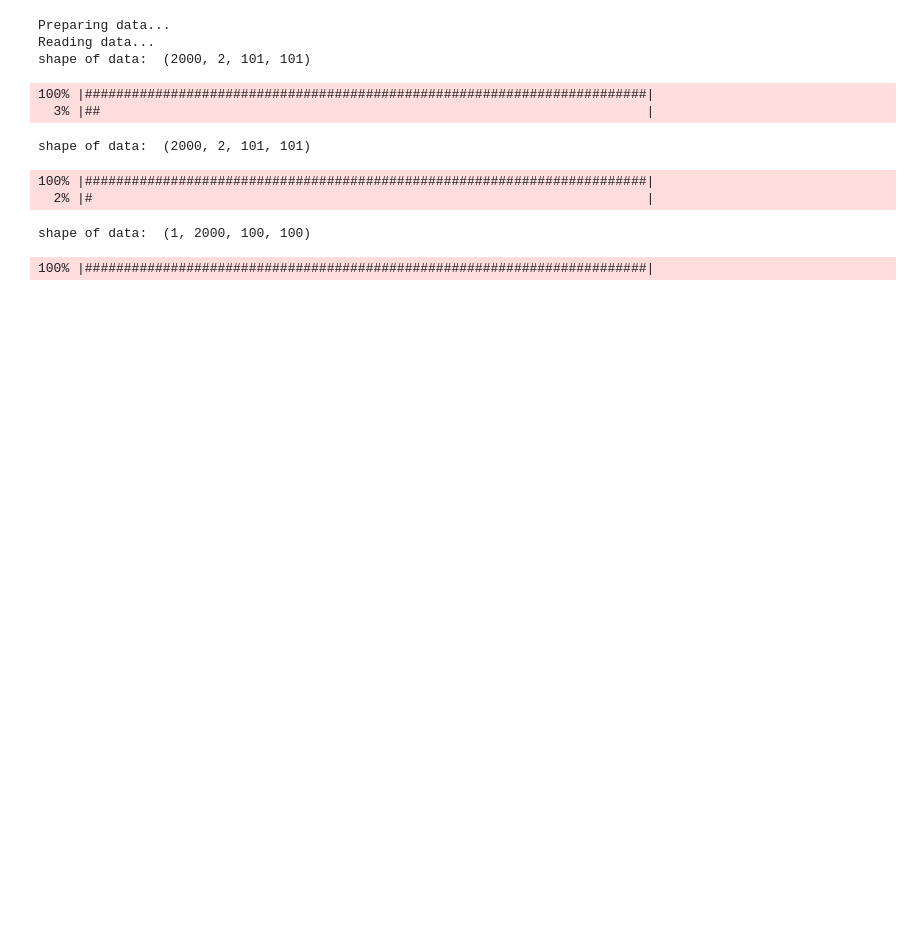
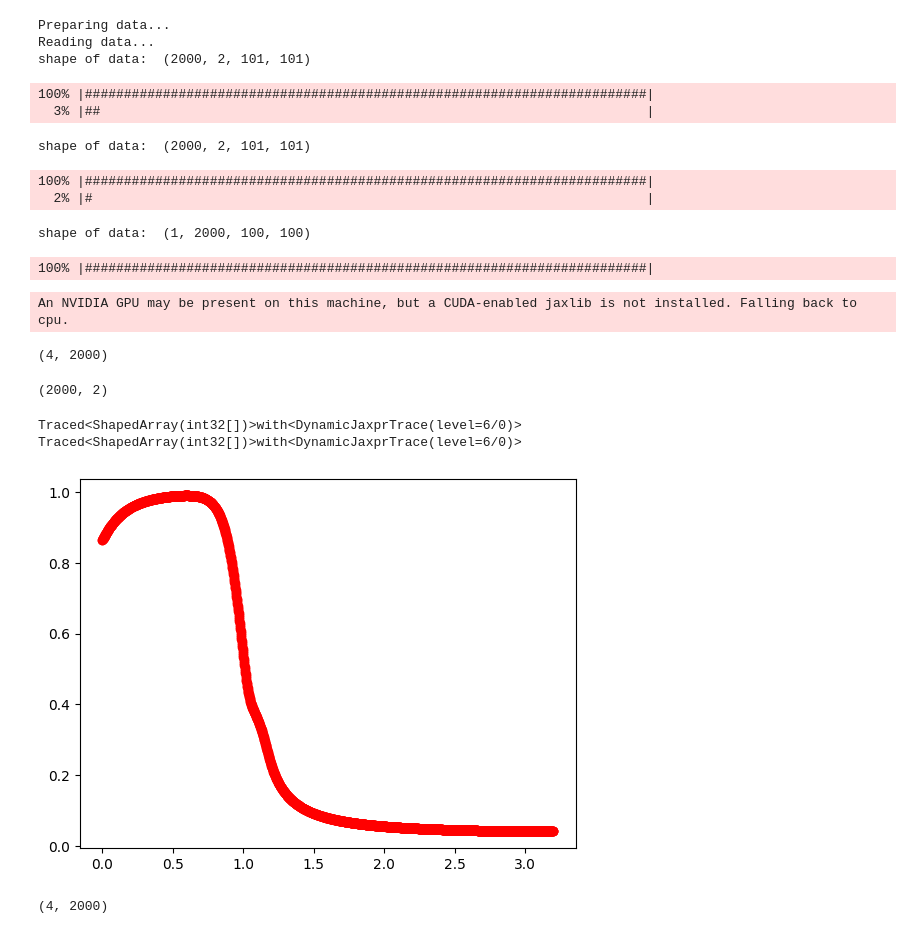
Before and after one commit to LukasBremer/adoptODE_smmodell, a Jupyter notebook: Spring_mass_model/sm_main.ipynb, the cells around one changed output. Drawn from its saved outputs; the diff is of its cells as text; code cells hidden in the pictures; blank space fills up the shorter version.

```diff
--- a/Spring_mass_model/sm_main.ipynb
+++ b/Spring_mass_model/sm_main.ipynb
@@ -120,28 +116,40 @@ def define_system(**kwargs_sys):
 
     return eom, loss, gen_params, gen_y0, {}
 # %%
-N,size,ls = read_config(["l_0","c_a","k_ij","k_j","k_a","m","c_damp","n_0","delta_t_m","it_m"])
-l_0, c_a, k_g0, k_p0, k_a0, m0, nu0, eta0, delta_t_m, it_m = ls
+N,size,ls = read_config(["l_0","c_a","k_ij","k_j","k_a","m","c_damp","n_0","delta_t_m","it_m","pad"])
+l_0, c_a, k_g0, k_p0, k_a0, m0, nu0, eta0, delta_t_m, it_m, pad = ls
 l_a0,l_p0,l_g0 = l_0, l_0, l_0
+
+real_params = {'l_a':l_a0,'l_p':l_p0,'l_g':l_g0,'c_a':c_a,'k_g':k_g0,'k_p':k_p0,'k_a':k_a0,'m':m0,'nu':nu0,'eta':eta0}
 
 delta_t = delta_t_m * it_m
 t_evals = jnp.linspace(0,2000*delta_t,2000)
 N_interp = 50
 
 x_i,x_j,x_cm,l_a = shape_input_for_adoptode(x_temp, x_cm_temp,T,50,50) #the last two variables define the cell in the grid
-t_interp, x_cm_interp = interpolate_x(x_cm,t_eval,N_interp)
-t_interp, x_j_interp = interpolate_x(x_j,t_eval,N_interp)
-t_interp, l_a_interp = interpolate_scalar(l_a,t_eval,N_interp)
+t_interp, x_cm_interp = interpolate_x(x_cm,t_evals,N_interp)
+t_interp, x_j_interp = interpolate_x(x_j,t_evals,N_interp)
+t_interp, l_a_interp = interpolate_scalar(l_a,t_evals,N_interp)
+
+y0 = {"x1":x_i[0,0],'x2':x_i[0,1],'y1':(x_i[1,0]-x_i[0,0])/delta_t,'y2':(x_i[1,1]-x_i[0,1])/delta_t,'x_cm':x_cm[:,0,:],'x_j':x_j[:,0,:]}
+# %% [output]
+An NVIDIA GPU may be present on this machine, but a CUDA-enabled jaxlib is not installed. Falling back to cpu.
+(4, 2000)
+# %%
+x_i.shape
+# %% [output]
+(2000, 2)
 # %%
+rel_err = 0
 kwargs_sys = {
-    'nu_min': nu0 - nu0 * 0.1,'nu_max': nu0 + nu0 * 0.1,
-    'm_min': m0 - m0 * 0.1,'m_max' : m0 + m0 * 0.1,
-    'l_g_min': l_g0 - l_g0 * 0.1,'l_g_max': l_g0 + l_g0 * 0.1,
-    'l_p_min': l_p0 - l_p0 * 0.1,'l_p_max': l_p0 + l_p0 * 0.1,
-    'k_g_min': k_g0 - k_g0 * 0.1,'k_g_max': k_g0 + k_g0 * 0.1,
-    'k_p_min': k_p0 - k_p0 * 0.1,'k_p_max': k_p0 + k_p0 * 0.1,
-    'k_a_min': k_a0 - k_a0 * 0.1,'k_a_max': k_a0 + k_a0 * 0.1,
-    'eta_min': eta0 - eta0 * 0.1,'eta_max': eta0 + eta0 * 0.1,
+    'nu_min': nu0 - nu0 *rel_err,'nu_max': nu0 + nu0 *rel_err,
+    'm_min': m0 - m0 *rel_err,'m_max' : m0 + m0 *rel_err,
+    'l_g_min': l_g0 - l_g0 *rel_err,'l_g_max': l_g0 + l_g0 *rel_err,
+    'l_p_min': l_p0 - l_p0 *rel_err,'l_p_max': l_p0 + l_p0 *rel_err,
+    'k_g_min': k_g0 - k_g0 *rel_err,'k_g_max': k_g0 + k_g0 *rel_err,
+    'k_p_min': k_p0 - k_p0 *rel_err,'k_p_max': k_p0 + k_p0 *rel_err,
+    'k_a_min': k_a0 - k_a0 *rel_err,'k_a_max': k_a0 + k_a0 *rel_err,
+    'eta_min': eta0 - eta0 *rel_err,'eta_max': eta0 + eta0 *rel_err,
     't_interp': t_interp,
     'N_interp': N_interp,
     'x_cm':x_cm_interp,
@@ -153,8 +161,17 @@ kwargs_sys = {
     'y2_0':(x_i[1,1]-x_i[0,1])/delta_t,
     'N_sys': 1
 }
-kwargs_adoptODE = {'lr':3e-2, 'epochs':200,'N_backups':5}
+tol = .5
+real_params_low = {'l_a':l_a0- l_a0*tol,'l_p':l_p0- l_p0*tol,'l_g':l_g0- l_g0*tol,'c_a':c_a - c_a*tol,'k_g':k_g0- k_g0*tol,'k_p':k_p0- k_p0*tol,'k_a':k_a0- k_a0*tol,'m':m0- m0*tol,'nu':nu0- nu0*tol,'eta':eta0- eta0*tol}
+real_params_up = {'l_a':l_a0+ l_a0*tol,'l_p':l_p0+ l_p0*tol,'l_g':l_g0+ l_g0*tol,'c_a':c_a + c_a*tol,'k_g':k_g0+ k_g0*tol,'k_p':k_p0+ k_p0*tol,'k_a':k_a0+ k_a0*tol,'m':m0+ m0*tol,'nu':nu0+ nu0*tol,'eta':eta0+ eta0*tol}
+kwargs_adoptODE = {'lr':3e-2, 'epochs':200,'N_backups':5,
+                   'lower_b_y0':{'x1':y0['x1'],'x2':y0['x2'],'y1':y0['y1']-0.1*y0['y1'],'y2':y0['y2']-0.1*y0['y2'] },
+                   'upper_b_y0':{'x1':y0['x1'],'x2':y0['x2'],'y1':y0['y1']+0.1*y0['y1'],'y2':y0['y2']+0.1*y0['y2'] }
+                   }
 dataset = simple_simulation(define_system,
                                 t_evals,
                                 kwargs_sys,
                                 kwargs_adoptODE)
+# %% [output]
+Traced<ShapedArray(int32[])>with<DynamicJaxprTrace(level=6/0)>
+Traced<ShapedArray(int32[])>with<DynamicJaxprTrace(level=6/0)>
@@ -160,0 +224,8 @@ dataset = simple_simulation(define_system,
+# %%
+x,t =euler(y0,2000,real_params)
+# %% [output]
+[figure, added]
+# %%
+l_a.shape
+# %% [output]
+(4, 2000)
```
Also changed, not shown: parts of 20 cells of this notebook, 3 other files.
